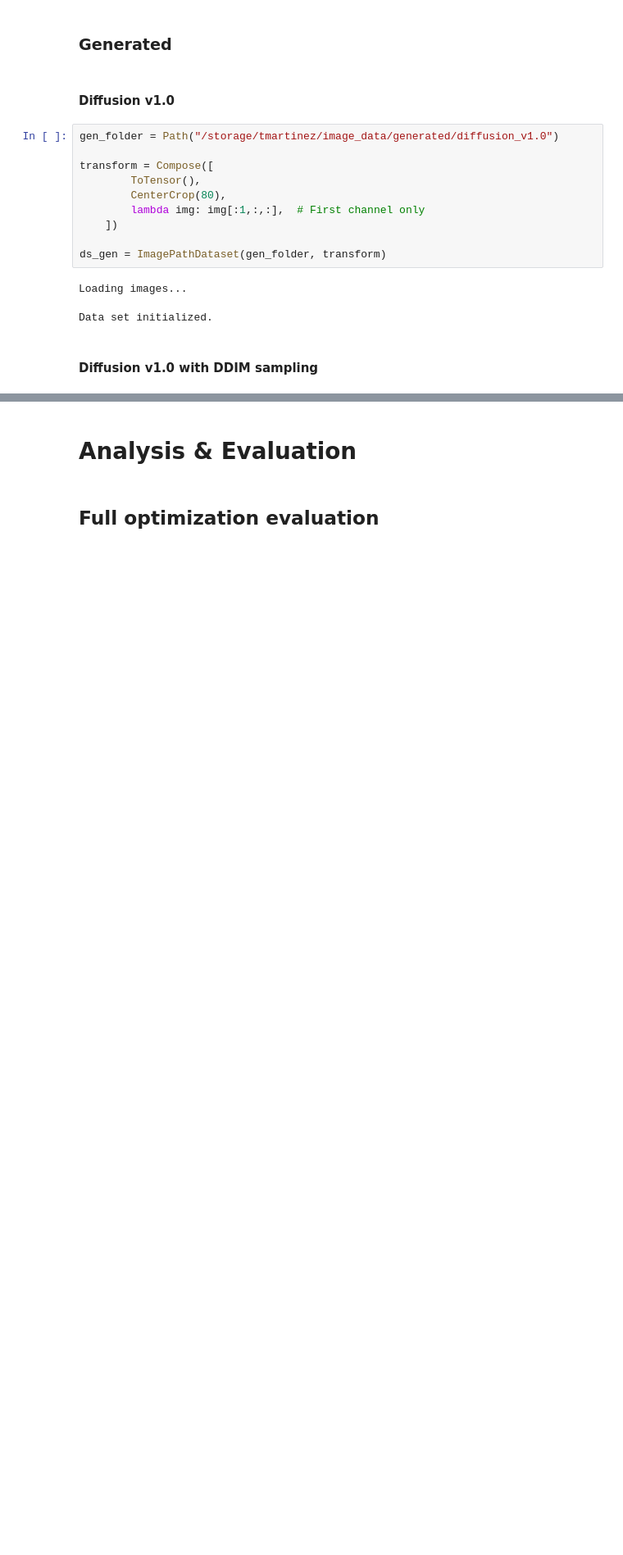
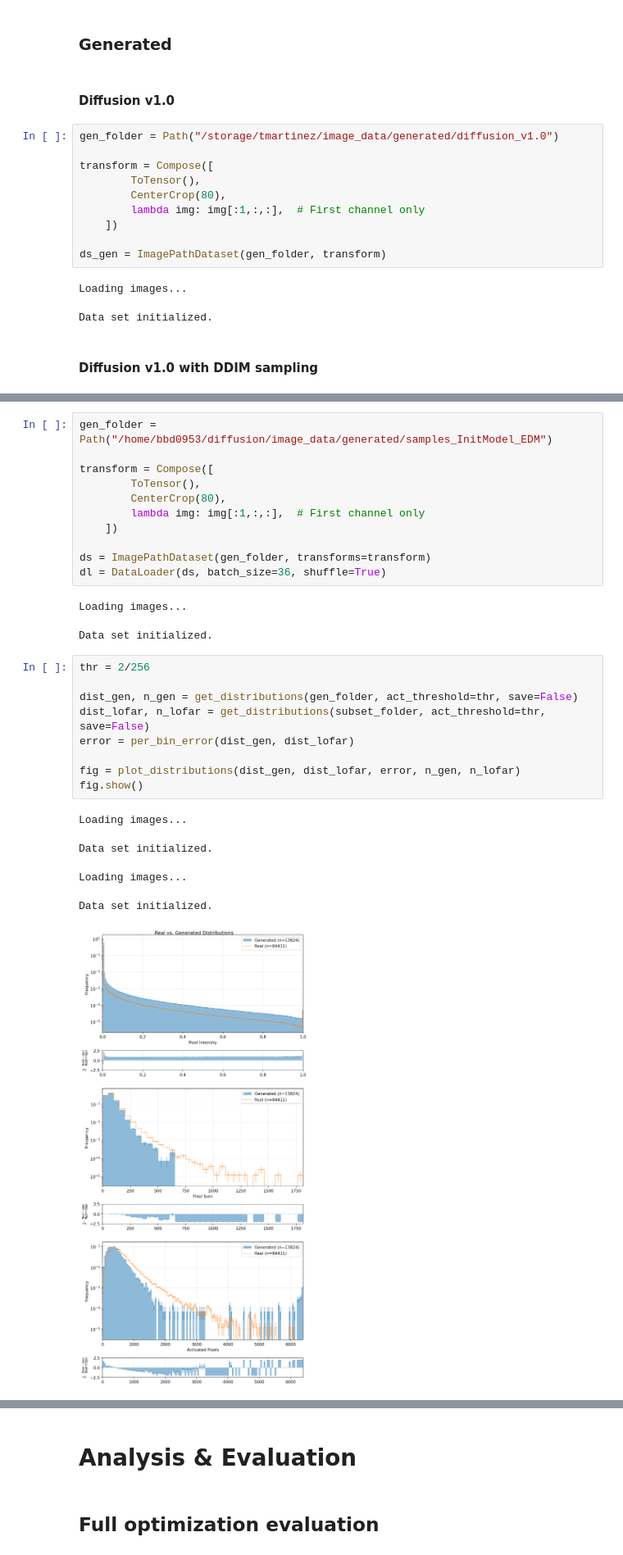
Before and after one commit to tmartinezML/LOFAR-Diffusion, a Jupyter notebook: src/notebooks/compare_datasets.ipynb, the cells around one changed output, grey strips where cells are left out. Shown at 82% size. Saved outputs shown, nothing was run; the diff lists cells and outputs as text; blank space fills up the shorter version.

```diff
--- a/src/notebooks/compare_datasets.ipynb
+++ b/src/notebooks/compare_datasets.ipynb
@@ -142,0 +120,29 @@ Data set initialized.
+# %%
+gen_folder = Path("/home/bbd0953/diffusion/image_data/generated/samples_InitModel_EDM")
+
+transform = Compose([
+        ToTensor(),
+        CenterCrop(80),
+        lambda img: img[:1,:,:],  # First channel only
+    ])
+
+ds = ImagePathDataset(gen_folder, transforms=transform)
+dl = DataLoader(ds, batch_size=36, shuffle=True)
+# %% [output]
+Loading images...
+Data set initialized.
+# %%
+thr = 2/256
+
+dist_gen, n_gen = get_distributions(gen_folder, act_threshold=thr, save=False)
+dist_lofar, n_lofar = get_distributions(subset_folder, act_threshold=thr, save=False)
+error = per_bin_error(dist_gen, dist_lofar)
+
+fig = plot_distributions(dist_gen, dist_lofar, error, n_gen, n_lofar)
+fig.show()
+# %% [output]
+Loading images...
+Data set initialized.
+Loading images...
+Data set initialized.
+[figure, added]
```
Also changed, not shown: parts of 18 cells of this notebook, 23 other files.
